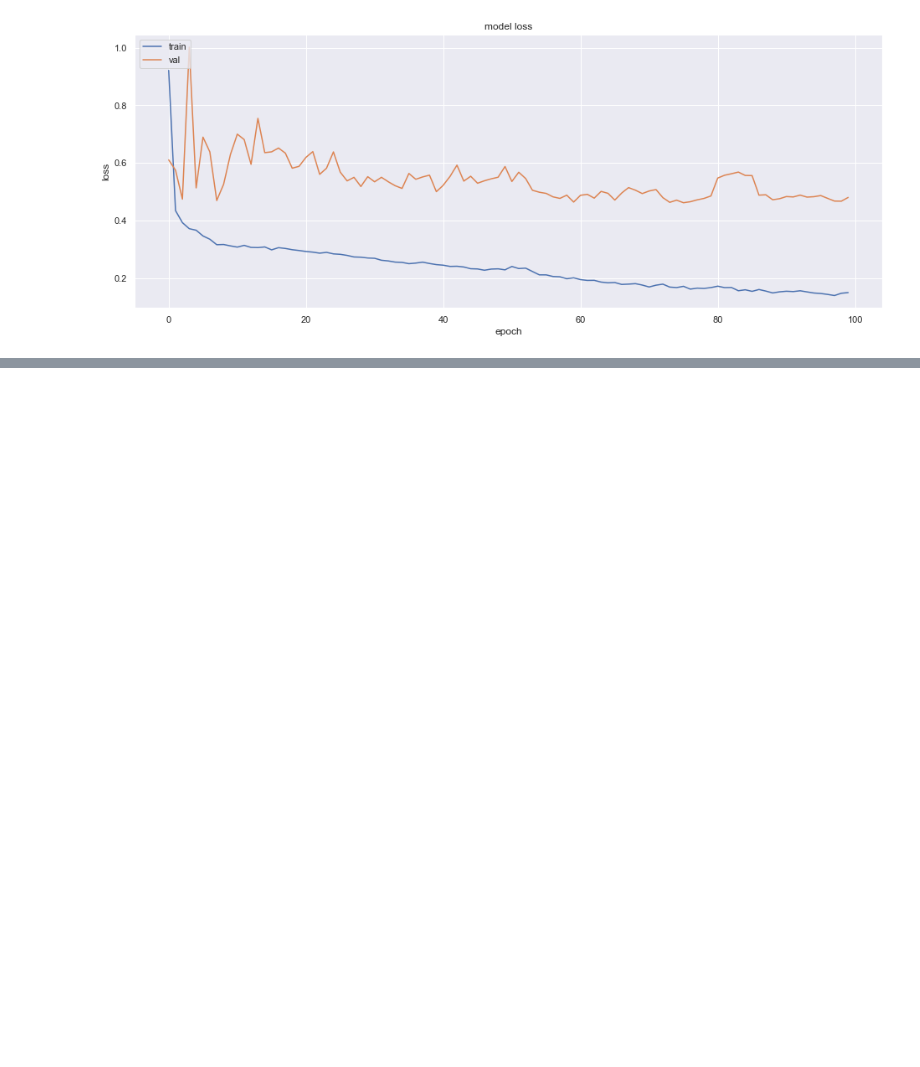
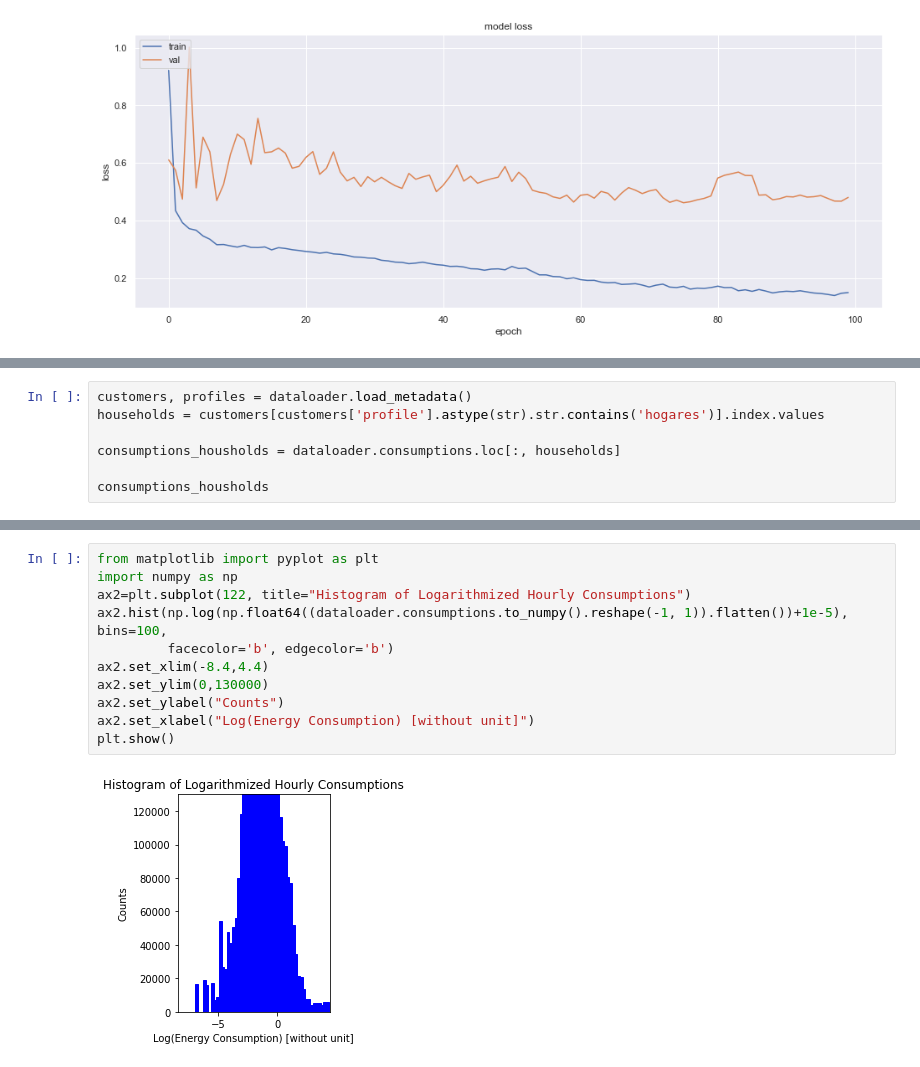
Before and after one commit to andrewlee1807/TSDatasets, a Jupyter notebook: spain_energy_consumption.ipynb, the cells around one changed output, grey strips where cells are left out. Drawn from its saved outputs; the diff is of its cells as text; blank space fills up the shorter version.

```diff
--- a/spain_energy_consumption.ipynb
+++ b/spain_energy_consumption.ipynb
@@ -414,0 +415,7 @@ plt.show()
+# %%
+customers, profiles = dataloader.load_metadata()
+households = customers[customers['profile'].astype(str).str.contains('hogares')].index.values
+
+consumptions_housholds = dataloader.consumptions.loc[:, households]
+
+consumptions_housholds
@@ -414,0 +437,13 @@ plt.show()
+# %%
+from matplotlib import pyplot as plt
+import numpy as np
+ax2=plt.subplot(122, title="Histogram of Logarithmized Hourly Consumptions")
+ax2.hist(np.log(np.float64((dataloader.consumptions.to_numpy().reshape(-1, 1)).flatten())+1e-5), bins=100,
+         facecolor='b', edgecolor='b')
+ax2.set_xlim(-8.4,4.4)
+ax2.set_ylim(0,130000)
+ax2.set_ylabel("Counts")
+ax2.set_xlabel("Log(Energy Consumption) [without unit]")
+plt.show()
+# %% [output]
+[figure, added]
```
Also changed, not shown: parts of 4 cells of this notebook, 1 other file.
